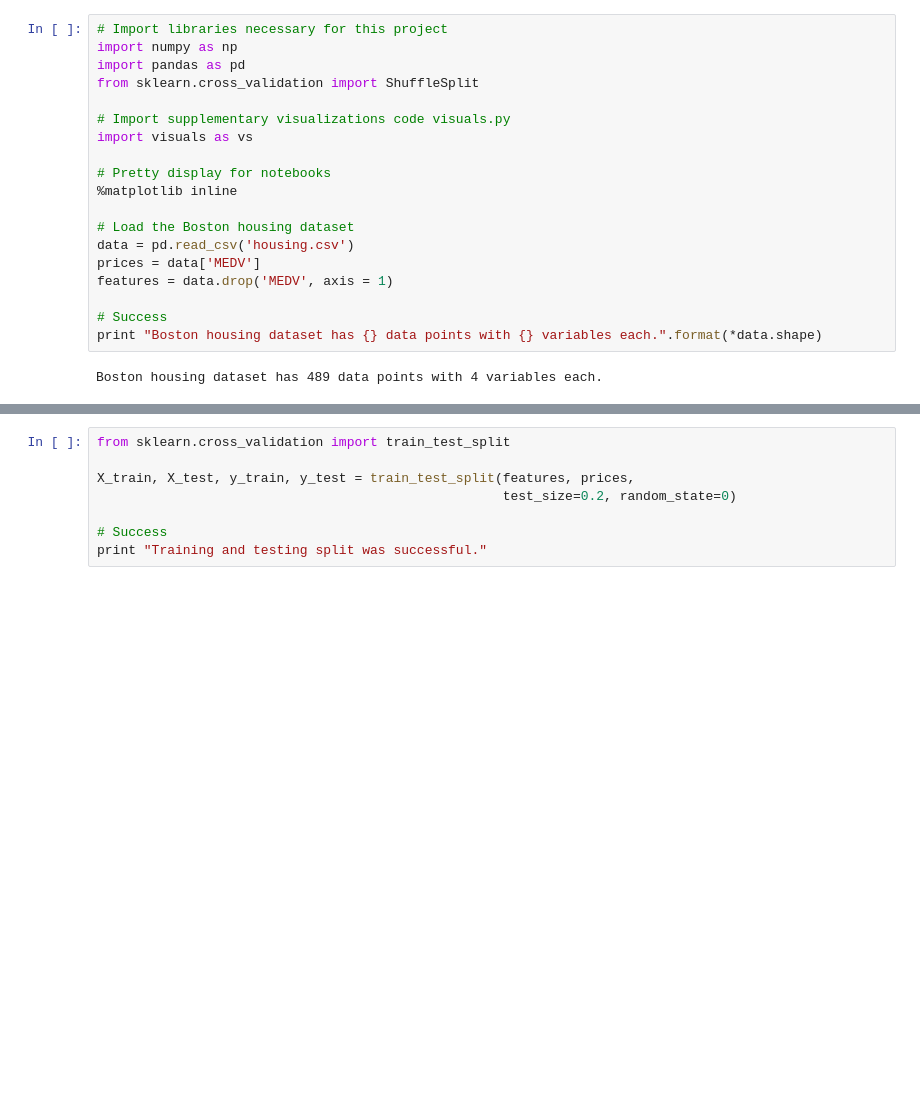
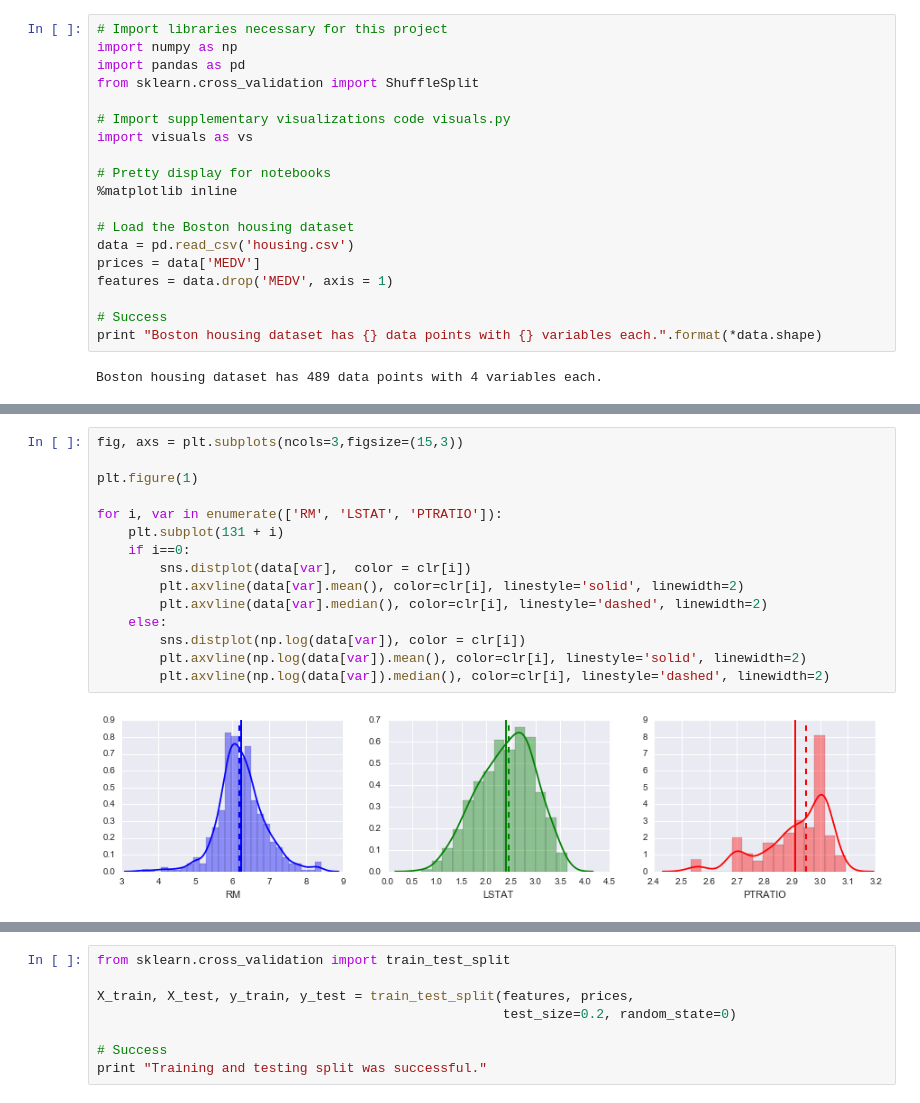
Before and after one commit to augoliv/MLND_p1_boston_housing, a Jupyter notebook: boston_housing.ipynb, the cells around one changed output, grey strips where cells are left out. Saved outputs shown, nothing was run; the diff lists cells and outputs as text; blank space fills up the shorter version.

```diff
--- a/boston_housing.ipynb
+++ b/boston_housing.ipynb
@@ -174,0 +116,17 @@ For the code cell below, you will need to implement the following:
+# %%
+fig, axs = plt.subplots(ncols=3,figsize=(15,3))
+
+plt.figure(1)
+
+for i, var in enumerate(['RM', 'LSTAT', 'PTRATIO']):
+    plt.subplot(131 + i)
+    if i==0:
+        sns.distplot(data[var],  color = clr[i])
+        plt.axvline(data[var].mean(), color=clr[i], linestyle='solid', linewidth=2)
+        plt.axvline(data[var].median(), color=clr[i], linestyle='dashed', linewidth=2)
+    else:
+        sns.distplot(np.log(data[var]), color = clr[i])
+        plt.axvline(np.log(data[var]).mean(), color=clr[i], linestyle='solid', linewidth=2)
+        plt.axvline(np.log(data[var]).median(), color=clr[i], linestyle='dashed', linewidth=2)
+# %% [output]
+[figure, added]
```
Also changed, not shown: parts of 88 cells of this notebook, 3 other files.
